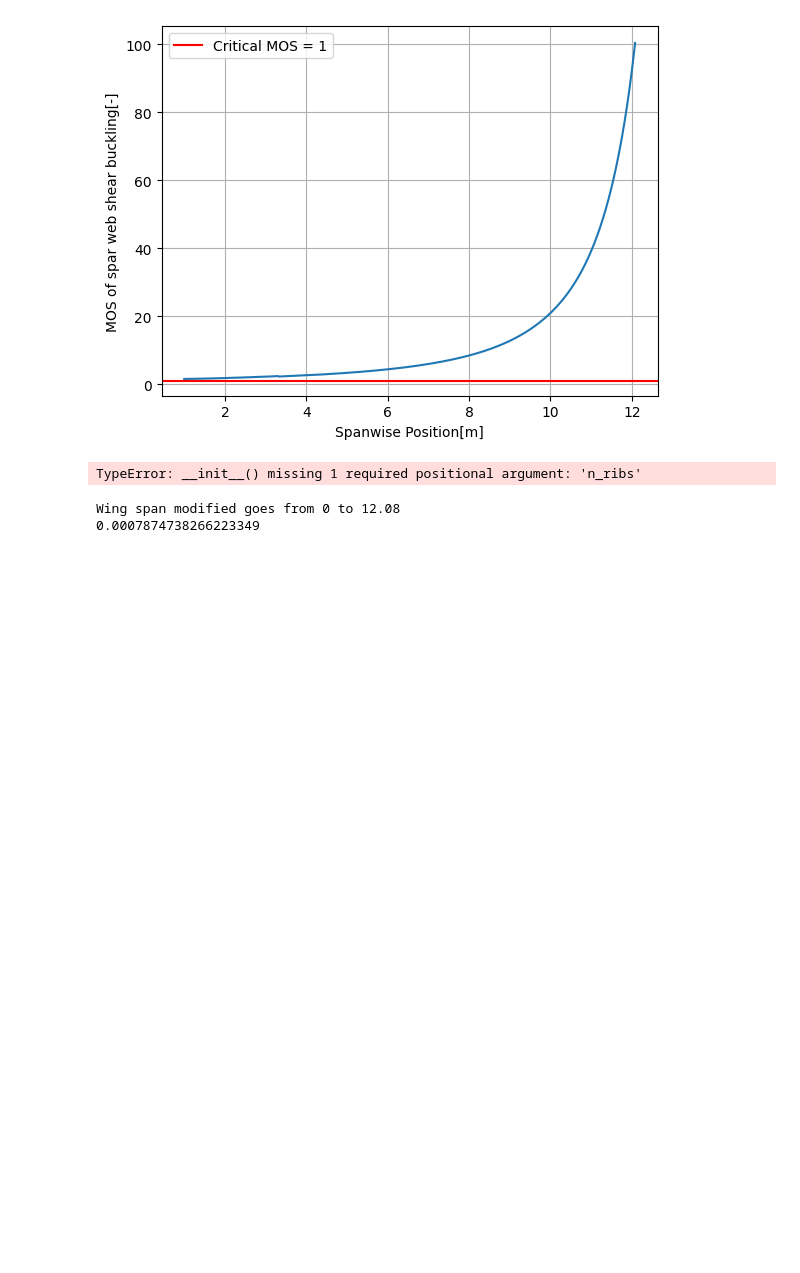
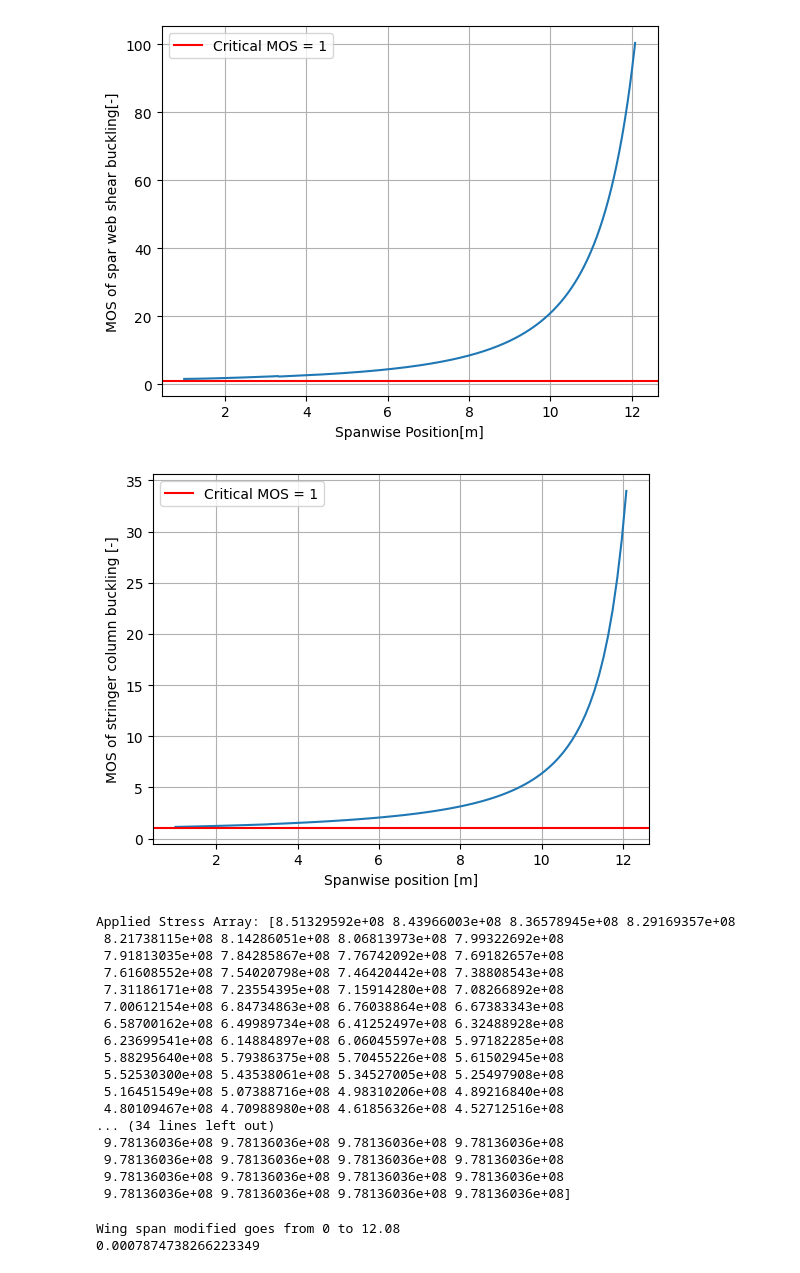
Before and after one commit to federicoangioni/AE2111-I-Aerospace-System-Design, a Jupyter notebook: WP4-5/main_faster.ipynb, the cells around one changed output. Cells and saved outputs as stored; diff of their text form; code cells hidden in the pictures; blank space fills up the shorter version.

```diff
--- a/WP4-5/main_faster.ipynb
+++ b/WP4-5/main_faster.ipynb
@@ -231,13 +231,30 @@ spar.show_mos(V= g_shear, T= g_torque, choice = 'front')
 # %%
 from wp5_1 import Stringer_bucklin
 
 stringer = Stringer_bucklin(stringers=stringers, wingspan= wingbox.wingspan, M=g_moment, N=g_axial, I_tot=wingbox.MOM_total, area=Area_crosssection, flange=area_factor,
-                            t_caps=t_caps, t_spar= t_spar, chord= wingbox.chord, geometry= wingbox.geometry)
+                            t_caps=t_caps, t_spar= t_spar, chord= wingbox.chord, geometry= wingbox.geometry, n_ribs=n_ribs)
 
 stringer.graph_buckling_values(E=E)
 stringer.MOS_buckling_values(E=E, stringers=stringers)
 # %% [output]
+[figure, added]
-TypeError: __init__() missing 1 required positional argument: 'n_ribs'
+Applied Stress Array: [8.51329592e+08 8.43966003e+08 8.36578945e+08 8.29169357e+08
+ 8.21738115e+08 8.14286051e+08 8.06813973e+08 7.99322692e+08
+ 7.91813035e+08 7.84285867e+08 7.76742092e+08 7.69182657e+08
+ 7.61608552e+08 7.54020798e+08 7.46420442e+08 7.38808543e+08
+ 7.31186171e+08 7.23554395e+08 7.15914280e+08 7.08266892e+08
+ 7.00612154e+08 6.84734863e+08 6.76038864e+08 6.67383343e+08
+ 6.58700162e+08 6.49989734e+08 6.41252497e+08 6.32488928e+08
+ 6.23699541e+08 6.14884897e+08 6.06045597e+08 5.97182285e+08
+ 5.88295640e+08 5.79386375e+08 5.70455226e+08 5.61502945e+08
+ 5.52530300e+08 5.43538061e+08 5.34527005e+08 5.25497908e+08
+ 5.16451549e+08 5.07388716e+08 4.98310206e+08 4.89216840e+08
+ 4.80109467e+08 4.70988980e+08 4.61856326e+08 4.52712516e+08
+... (34 lines left out)
+ 9.78136036e+08 9.78136036e+08 9.78136036e+08 9.78136036e+08
+ 9.78136036e+08 9.78136036e+08 9.78136036e+08 9.78136036e+08
+ 9.78136036e+08 9.78136036e+08 9.78136036e+08 9.78136036e+08
+ 9.78136036e+08 9.78136036e+08 9.78136036e+08 9.78136036e+08]
 # %%
 from wp5_1 import Area_crosssection
 from wp4_2 import WingBox
```
Also changed, not shown: parts of 1 cell of this notebook.
